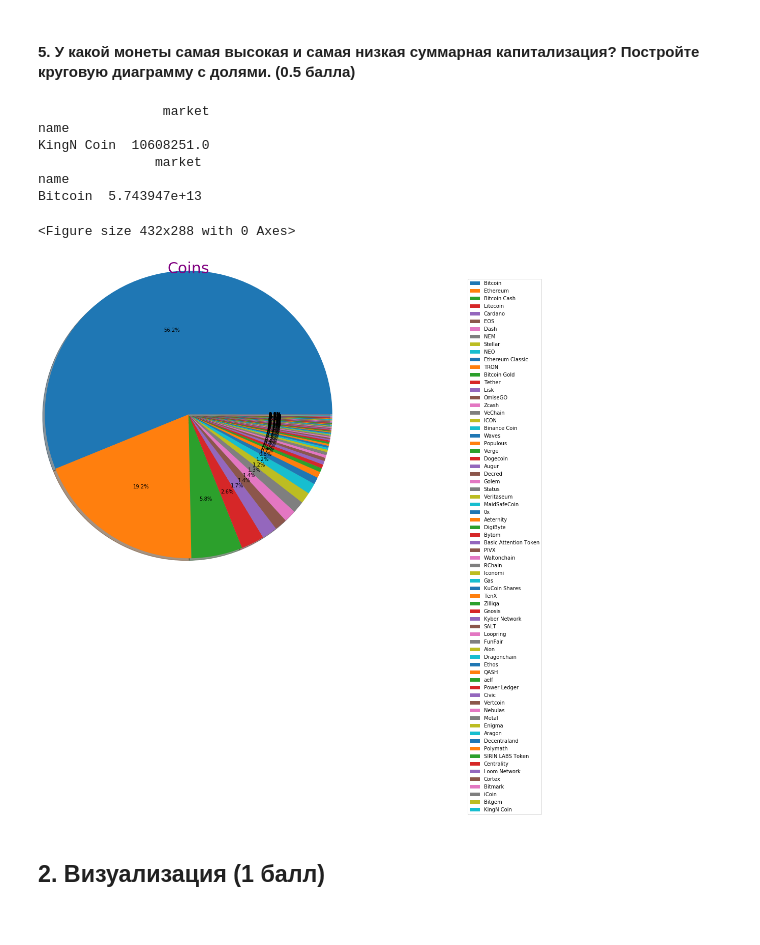
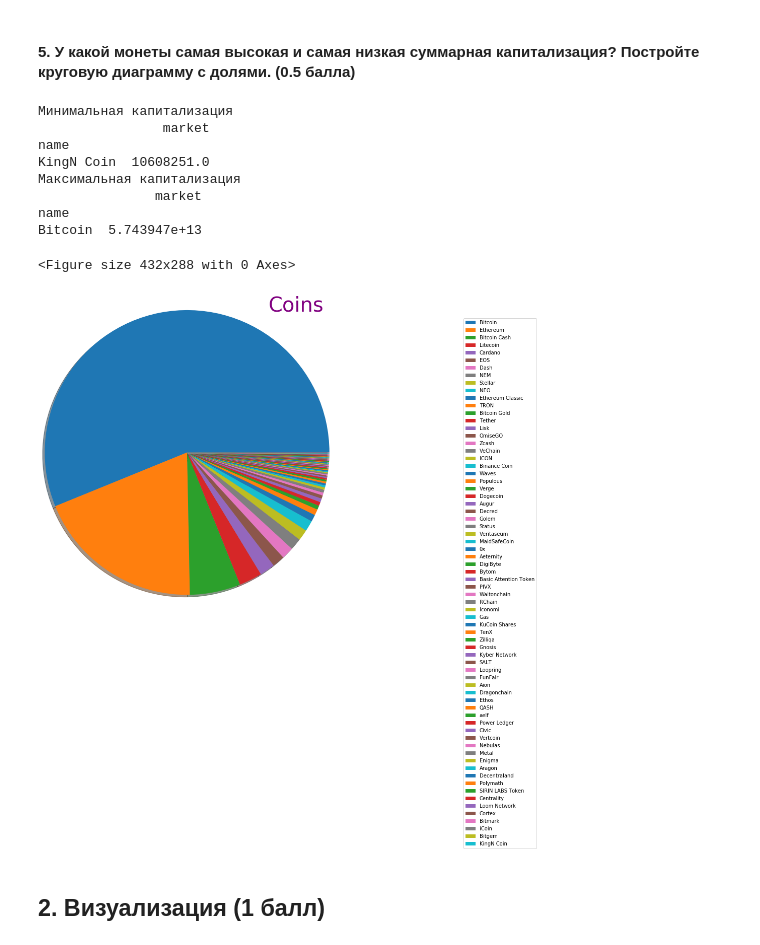
Before and after one commit to Vssmmrr/python2020, a Jupyter notebook: LabWork/LabWork.ipynb, the cells around one changed output. Cells and saved outputs as stored; diff of their text form; code cells hidden in the pictures.

```diff
--- a/LabWork/LabWork.ipynb
+++ b/LabWork/LabWork.ipynb
@@ -93,42 +126,47 @@ sum_price = coins[['name', 'market']].groupby(by='name').sum() #считаем
 sum_price.sort_values(by='market', ascending=False, inplace=True) #сортируем капитализации
 Max = int(sum_price.max())
 Min = int(sum_price.min())
+print('Минимальная капитализация')
 print(sum_price[sum_price['market'] == Min]) #минимальная капитализация
+print('Максимальная капитализация')
 print(sum_price[sum_price['market'] == Max]) #максимальная капитализация
 
 plt.figure(0)
 plt.subplots(figsize = (10, 10))
 
 plt.title(
     'Coins',
-    size = 30,
-    color = 'purple'
+    size = 40,
+    color = 'purple',
+    loc='right'
 )
 
 plt.pie(
     sum_price,
-    autopct='%1.1f%%',
+    #autopct='%1.1f%%',
     radius = 1.3,
     shadow=True,
     rotatelabels=True
 )
 
 plt.legend(
     sum_price.index,
     loc='upper left',
     bbox_to_anchor=(1.5, 1)
 )
 
 plt.show()
 # %% [output]
+Минимальная капитализация
                 market
 name
 KingN Coin  10608251.0
+Максимальная капитализация
                market
 name
 Bitcoin  5.743947e+13
 <Figure size 432x288 with 0 Axes>
-[figure, old version]
+[figure, new version]
 # %% [markdown]
 ## 2. Визуализация (1 балл)
 # %% [markdown]
```
Also changed, not shown: parts of 9 cells of this notebook.
